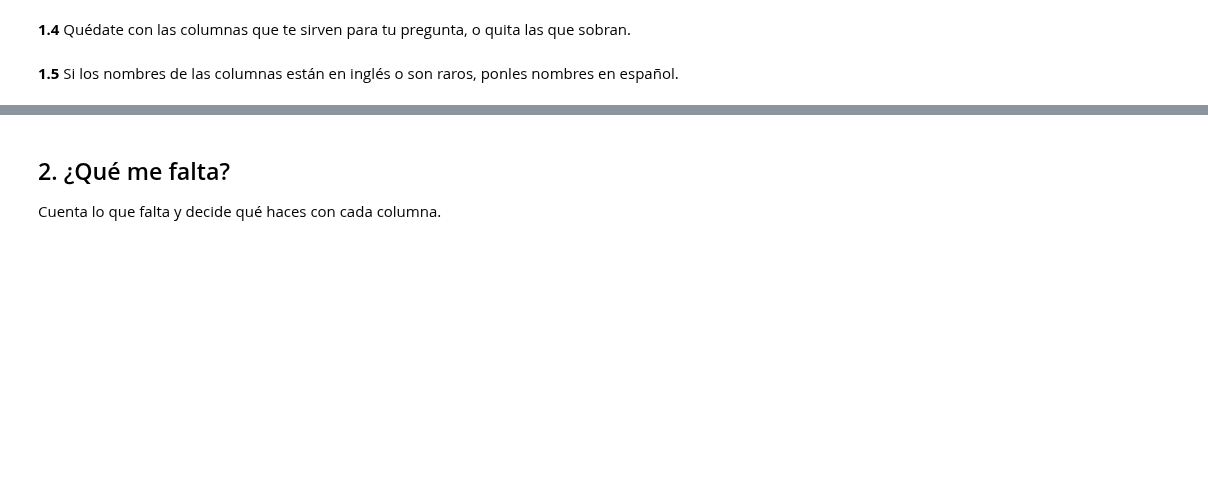
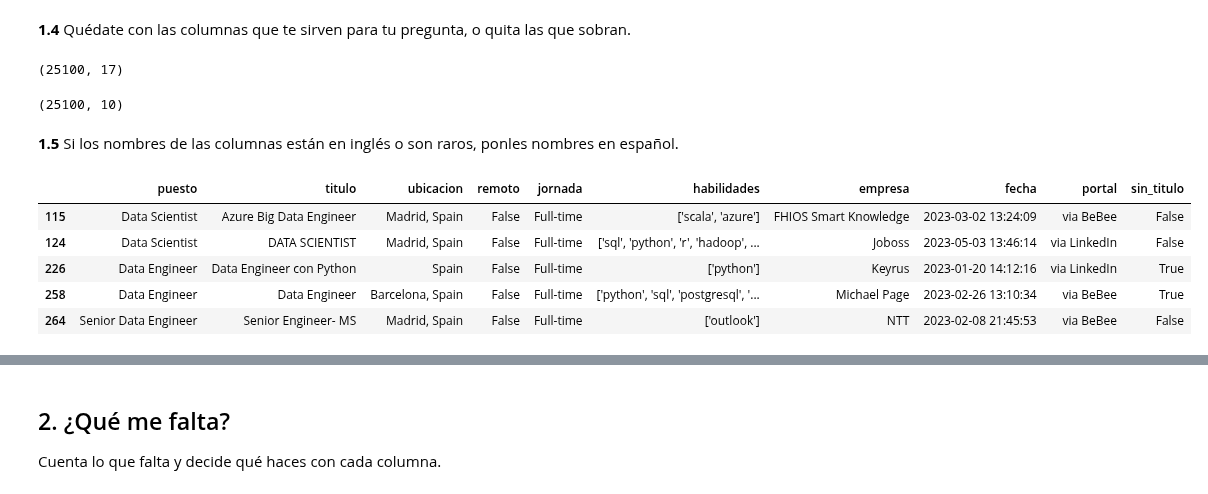
Before and after one commit to dledesmalorenzo/ofertas-analista-datos, a Jupyter notebook: eda.ipynb, the cells around one changed output, grey strips where cells are left out. Saved outputs shown, nothing was run; the diff lists cells and outputs as text; code cells hidden in the pictures; blank space fills up the shorter version.

```diff
--- a/eda.ipynb
+++ b/eda.ipynb
@@ -21,3 +23,7 @@ print("Todo listo")
 Empieza por ver qué hay en la tabla.
 # %% [markdown]
 **1.1** Carga tu CSV de la carpeta datos en una tabla con un nombre que diga qué es (como pisos o titanic) y enseña las primeras filas.
+# %%
+# 1.1 Cargo las ofertas de trabajo desde el CSV de la carpeta datos y enseño las 5 primeras filas
+data_jobs = pd.read_csv("datos/data_jobs.csv")
+data_jobs.head()
@@ -28,6 +67,32 @@ Empieza por ver qué hay en la tabla.
 # %% [markdown]
 **1.4** Quédate con las columnas que te sirven para tu pregunta, o quita las que sobran.
+# %%
+# 1.4 Me quedo solo con las ofertas de España en una tabla nueva: ofertas
+# .copy() hace una copia aparte para no tocar la tabla original (no lo hemos visto en clase)
+ofertas = data_jobs[data_jobs["job_country"] == "Spain"].copy()
+ofertas.shape
+# %% [output]
+(25100, 17)
+# %%
+# 1.4 Me quedo con las 10 columnas que sirven para mis preguntas y para los filtros de la app
+# Quito país y ubicación de búsqueda (siempre es España), los salarios (casi todos vacíos),
+# el seguro médico (solo 3 ofertas lo mencionan) y job_type_skills (repite las habilidades)
+ofertas = ofertas[["job_title_short", "job_title", "job_location", "job_work_from_home", "job_schedule_type", "job_skills", "company_name", "job_posted_date", "job_via", "job_no_degree_mention"]]
+ofertas.shape
+# %% [output]
+(25100, 10)
 # %% [markdown]
 **1.5** Si los nombres de las columnas están en inglés o son raros, ponles nombres en español.
+# %%
+# 1.5 Pongo los nombres de las columnas en español, cortos y sin tildes
+ofertas.columns = ["puesto", "titulo", "ubicacion", "remoto", "jornada", "habilidades", "empresa", "fecha", "portal", "sin_titulo"]
+ofertas.head()
+# %% [output]
+|  | puesto | titulo | ubicacion | remoto | jornada | habilidades | empresa | fecha | portal | sin_titulo |
+| 115 | Data Scientist | Azure Big Data Engineer | Madrid, Spain | False | Full-time | ['scala', 'azure'] | FHIOS Smart Knowledge | 2023-03-02 13:24:09 | via BeBee | False |
+| 124 | Data Scientist | DATA SCIENTIST | Madrid, Spain | False | Full-time | ['sql', 'python', 'r', 'hadoop', ... | Joboss | 2023-05-03 13:46:14 | via LinkedIn | False |
+| 226 | Data Engineer | Data Engineer con Python | Spain | False | Full-time | ['python'] | Keyrus | 2023-01-20 14:12:16 | via LinkedIn | True |
+| 258 | Data Engineer | Data Engineer | Barcelona, Spain | False | Full-time | ['python', 'sql', 'postgresql', '... | Michael Page | 2023-02-26 13:10:34 | via BeBee | True |
+| 264 | Senior Data Engineer | Senior Engineer- MS | Madrid, Spain | False | Full-time | ['outlook'] | NTT | 2023-02-08 21:45:53 | via BeBee | False |
 # %% [markdown]
 Lo que he visto y lo que he decidido:
```
Also changed, not shown: parts of 18 cells of this notebook, 1 other file.
